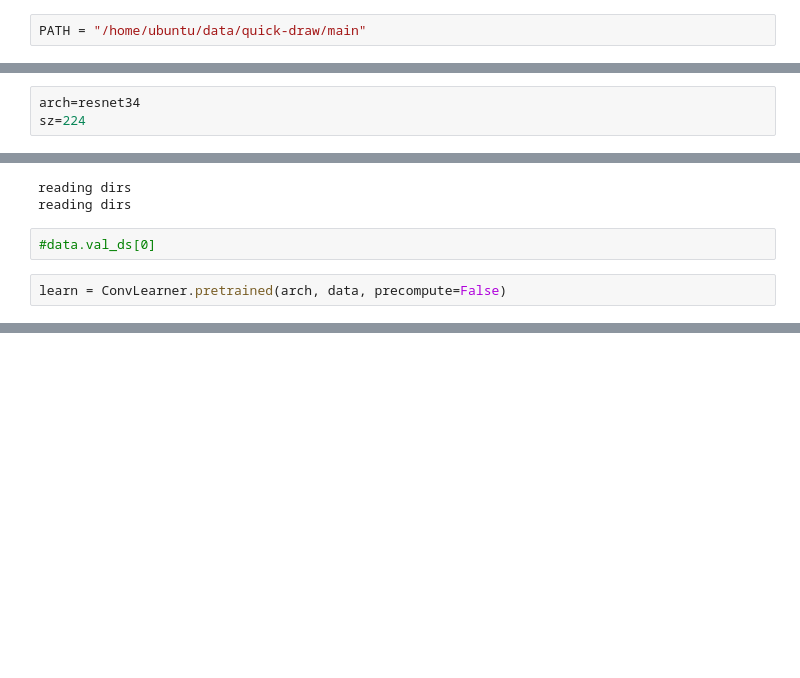
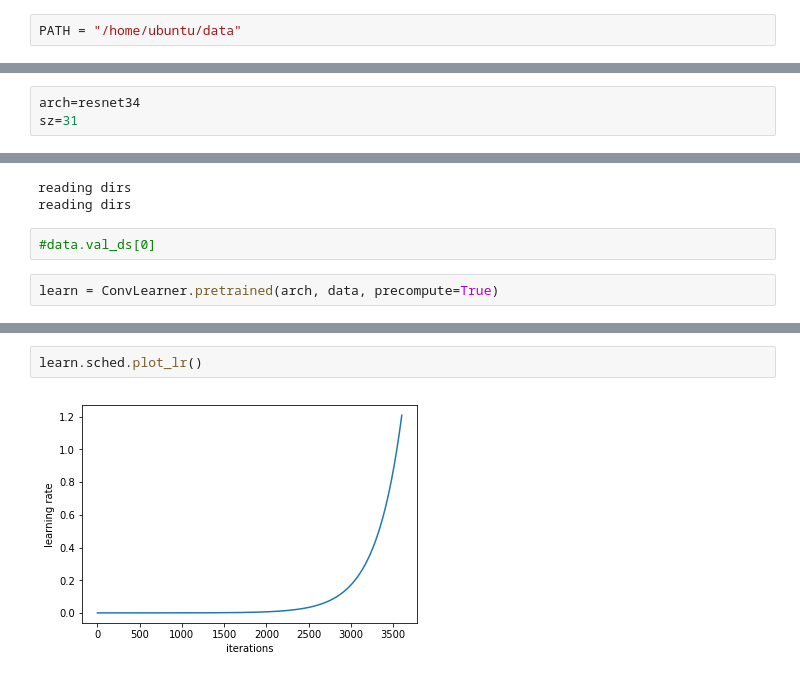
Before and after one commit to ShaunSpinelli/kaggle-quick_draw, a Jupyter notebook: main.ipynb, the cells around one changed output, grey strips where cells are left out. Cells and saved outputs as stored; diff of their text form; blank space fills up the shorter version.

```diff
--- a/main.ipynb
+++ b/main.ipynb
@@ -14,2 +23,2 @@ train  valid
 # %%
-PATH = "/home/ubuntu/data/quick-draw/main"
+PATH = "/home/ubuntu/data"
@@ -20,6 +25,6 @@ ls: cannot access 'PATH': No such file or directory
 # %%
 arch=resnet34
-sz=224
+sz=31
 # %%
 
 data = ImageClassifierData.from_paths(PATH, tfms=tfms_from_model(arch, sz))
@@ -29,4 +34,4 @@ reading dirs
 # %%
 #data.val_ds[0]
 # %%
-learn = ConvLearner.pretrained(arch, data, precompute=False)
+learn = ConvLearner.pretrained(arch, data, precompute=True)
@@ -32,0 +44,4 @@ learn = ConvLearner.pretrained(arch, data, precompute=False)
+# %%
+learn.sched.plot_lr()
+# %% [output]
+[figure, added]
```
Also changed, not shown: parts of 22 cells of this notebook, 2 other files.
